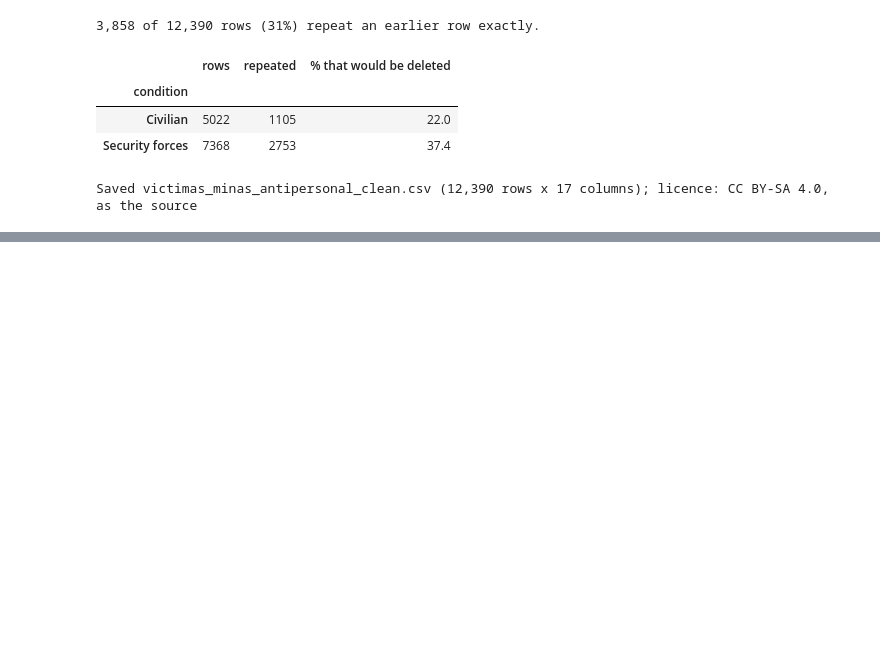
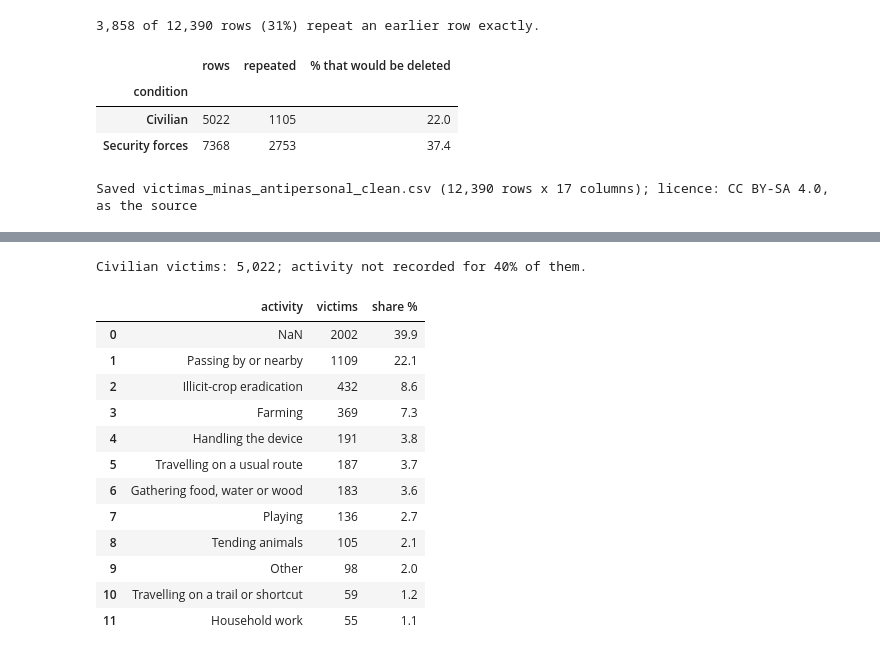
Before and after one commit to travisrcarlson/ai-programming-foundations-project, a Jupyter notebook: data_workflow.ipynb, the cells around one changed output, grey strips where cells are left out. Cells and saved outputs as stored; diff of their text form; code cells hidden in the pictures; blank space fills up the shorter version.

```diff
--- a/data_workflow.ipynb
+++ b/data_workflow.ipynb
@@ -431,0 +551,20 @@ Saved victimas_minas_antipersonal_clean.csv (12,390 rows x 17 columns); licence:
+# %%
+civilians = df[df["condition"] == "Civilian"]
+print(f"Civilian victims: {len(civilians):,}; "
+      f"activity not recorded for {civilians['activity'].isna().mean():.0%} of them.")
+count_and_share(civilians, "activity").head(12)
+# %% [output]
+Civilian victims: 5,022; activity not recorded for 40% of them.
+|  | activity | victims | share % |
+| 0 | NaN | 2002 | 39.9 |
+| 1 | Passing by or nearby | 1109 | 22.1 |
+| 2 | Illicit-crop eradication | 432 | 8.6 |
+| 3 | Farming | 369 | 7.3 |
+| 4 | Handling the device | 191 | 3.8 |
+| 5 | Travelling on a usual route | 187 | 3.7 |
+| 6 | Gathering food, water or wood | 183 | 3.6 |
+| 7 | Playing | 136 | 2.7 |
+| 8 | Tending animals | 105 | 2.1 |
+| 9 | Other | 98 | 2.0 |
+| 10 | Travelling on a trail or shortcut | 59 | 1.2 |
+| 11 | Household work | 55 | 1.1 |
```
Also changed, not shown: parts of 12 cells of this notebook.
